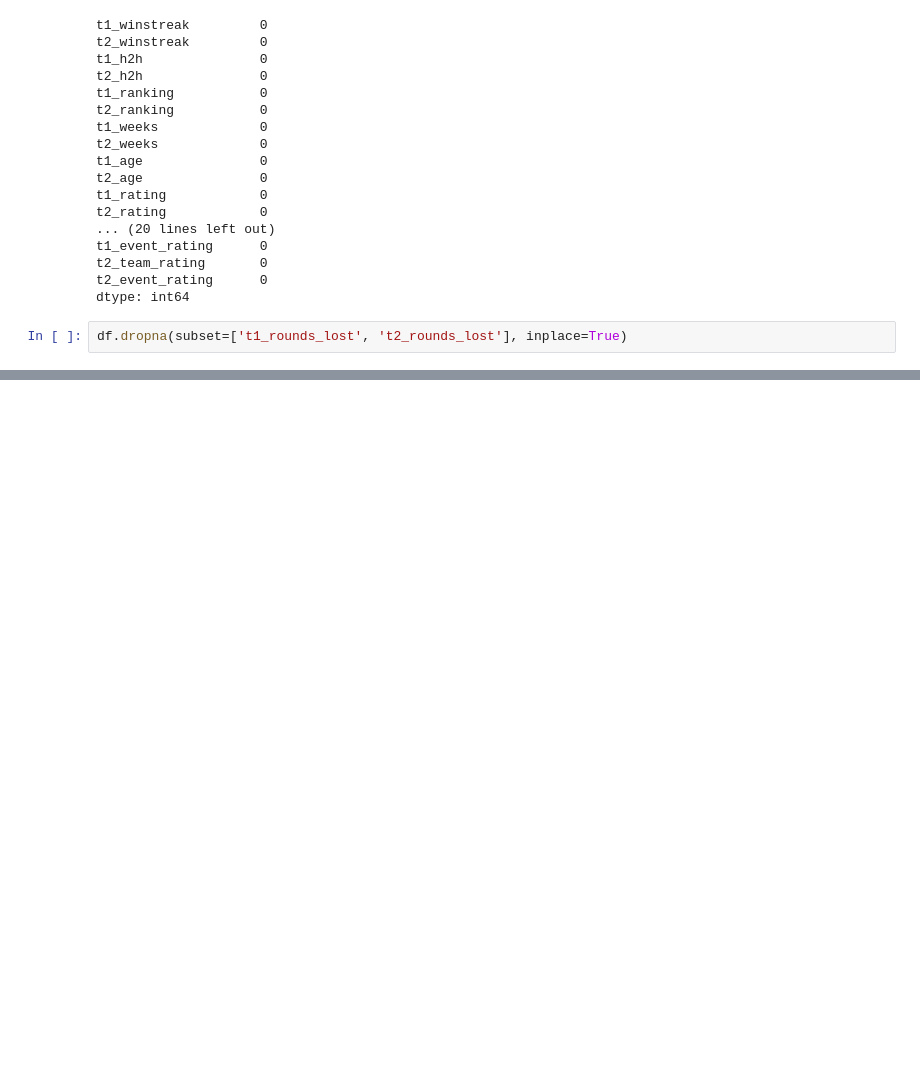
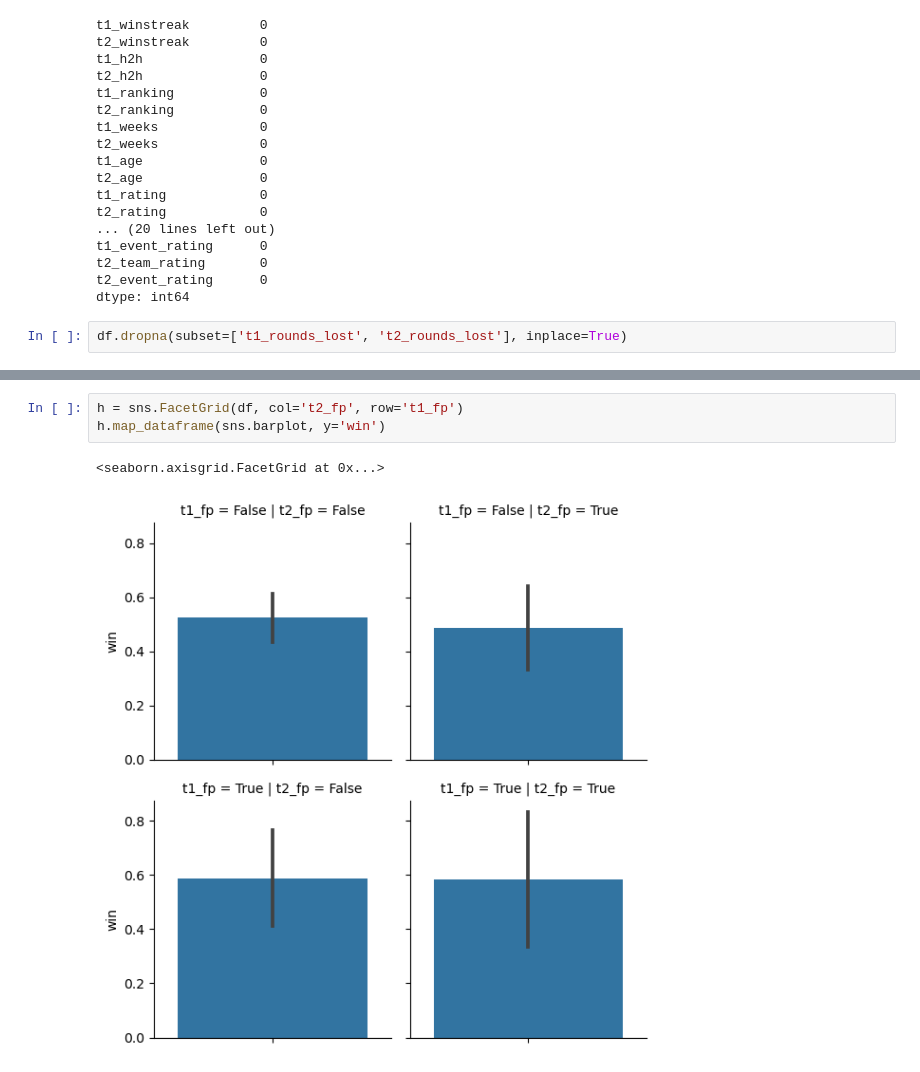
Before and after one commit to point516/cs_bot, a Jupyter notebook: data_science.ipynb, the cells around one changed output, grey strips where cells are left out. Saved outputs shown, nothing was run; the diff lists cells and outputs as text; blank space fills up the shorter version.

```diff
--- a/data_science.ipynb
+++ b/data_science.ipynb
@@ -336,0 +372,6 @@ da.head
+# %%
+h = sns.FacetGrid(df, col='t2_fp', row='t1_fp')
+h.map_dataframe(sns.barplot, y='win')
+# %% [output]
+<seaborn.axisgrid.FacetGrid at 0x...>
+[figure, added]
```
Also changed, not shown: parts of 8 cells of this notebook.
